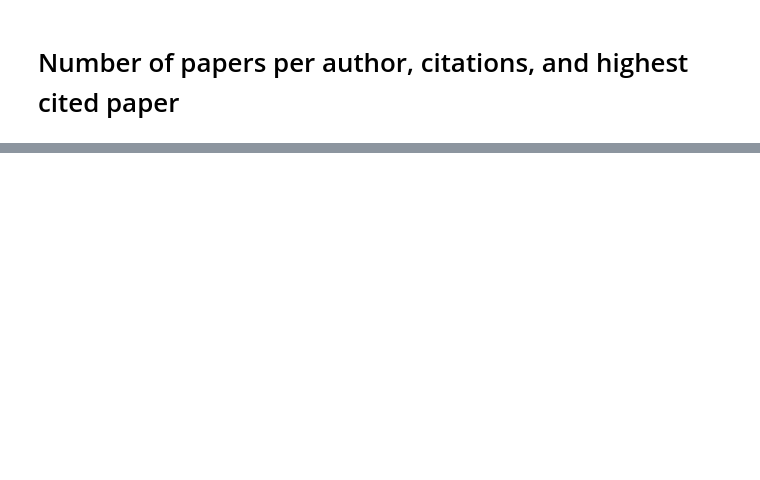
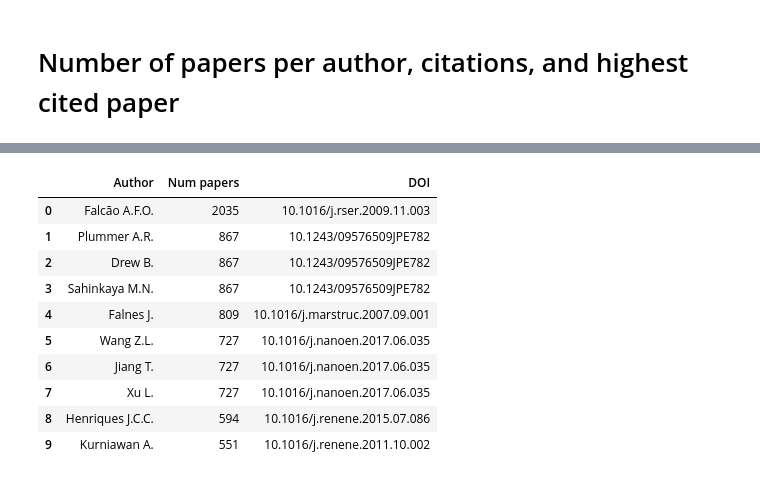
Before and after one commit to joaochenriques/PAS_STATS, a Jupyter notebook: PAS_STATS_V02.ipynb, the cells around one changed output, grey strips where cells are left out. Cells and saved outputs as stored; diff of their text form; code cells hidden in the pictures; blank space fills up the shorter version.

```diff
--- a/PAS_STATS_V02.ipynb
+++ b/PAS_STATS_V02.ipynb
@@ -149,6 +200,16 @@ for n, author_data in enumerate( sorted_papers_dic.values() ):
 # %%
 sorted_citations_dic = { k: v for k, v in sorted( papers_dic.items(), key=lambda item: item[1].citations, reverse=True ) }
-for n, author_data in enumerate( sorted_citations_dic.values() ):
-    if n >= 20:
-        break
-    print( n+1, author_data.name, author_data.citations )
+
+df_citations_name_lst = []
+df_citations_num_lst = []
+
+df_citations_dic = {
+        "Author": df_citations_name_lst,
+        "Num papers": df_citations_num_lst
+}
+
+for n, dt in enumerate( sorted_citations_dic.values() ):
+    df_citations_name_lst.append( dt.name )
+    df_citations_num_lst.append( dt.citations )
+
+pd.DataFrame( df_citations_dic ).head(10)
@@ -155,6 +228,31 @@ for n, author_data in enumerate( sorted_citations_dic.values() ):
 # %%
 sorted_highest_cited_dic = { k: v for k, v in sorted( papers_dic.items(), key=lambda item: item[1].highest_cited, reverse=True ) }
-for n, author_data in enumerate( sorted_highest_cited_dic.values() ):
-    if n >= 20:
-        break
-    print( n+1, author_data.name, author_data.highest_cited, author_data.highest_DOI  )
+
+df_highest_cited_name_lst = []
+df_highest_cited_num_lst = []
+df_highest_cited_DOI = []
+
+df_highest_cited_dic = {
+        "Author": df_highest_cited_name_lst,
+        "Num papers": df_highest_cited_num_lst,
+        "DOI": df_highest_cited_DOI
+}
+
+for n, dt in enumerate( sorted_highest_cited_dic.values() ):
+    df_highest_cited_name_lst.append( dt.name )
+    df_highest_cited_num_lst.append( dt.highest_cited )
+    df_highest_cited_DOI.append( dt.highest_DOI )
+
+pd.DataFrame( df_highest_cited_dic ).head(10)
+# %% [output]
+|  | Author | Num papers | DOI |
+| 0 | Falcão A.F.O. | 2035 | 10.1016/j.rser.2009.11.003 |
+| 1 | Plummer A.R. | 867 | 10.1243/09576509JPE782 |
+| 2 | Drew B. | 867 | 10.1243/09576509JPE782 |
+| 3 | Sahinkaya M.N. | 867 | 10.1243/09576509JPE782 |
+| 4 | Falnes J. | 809 | 10.1016/j.marstruc.2007.09.001 |
+| 5 | Wang Z.L. | 727 | 10.1016/j.nanoen.2017.06.035 |
+| 6 | Jiang T. | 727 | 10.1016/j.nanoen.2017.06.035 |
+| 7 | Xu L. | 727 | 10.1016/j.nanoen.2017.06.035 |
+| 8 | Henriques J.C.C. | 594 | 10.1016/j.renene.2015.07.086 |
+| 9 | Kurniawan A. | 551 | 10.1016/j.renene.2011.10.002 |
```
Also changed, not shown: parts of 3 cells of this notebook.
